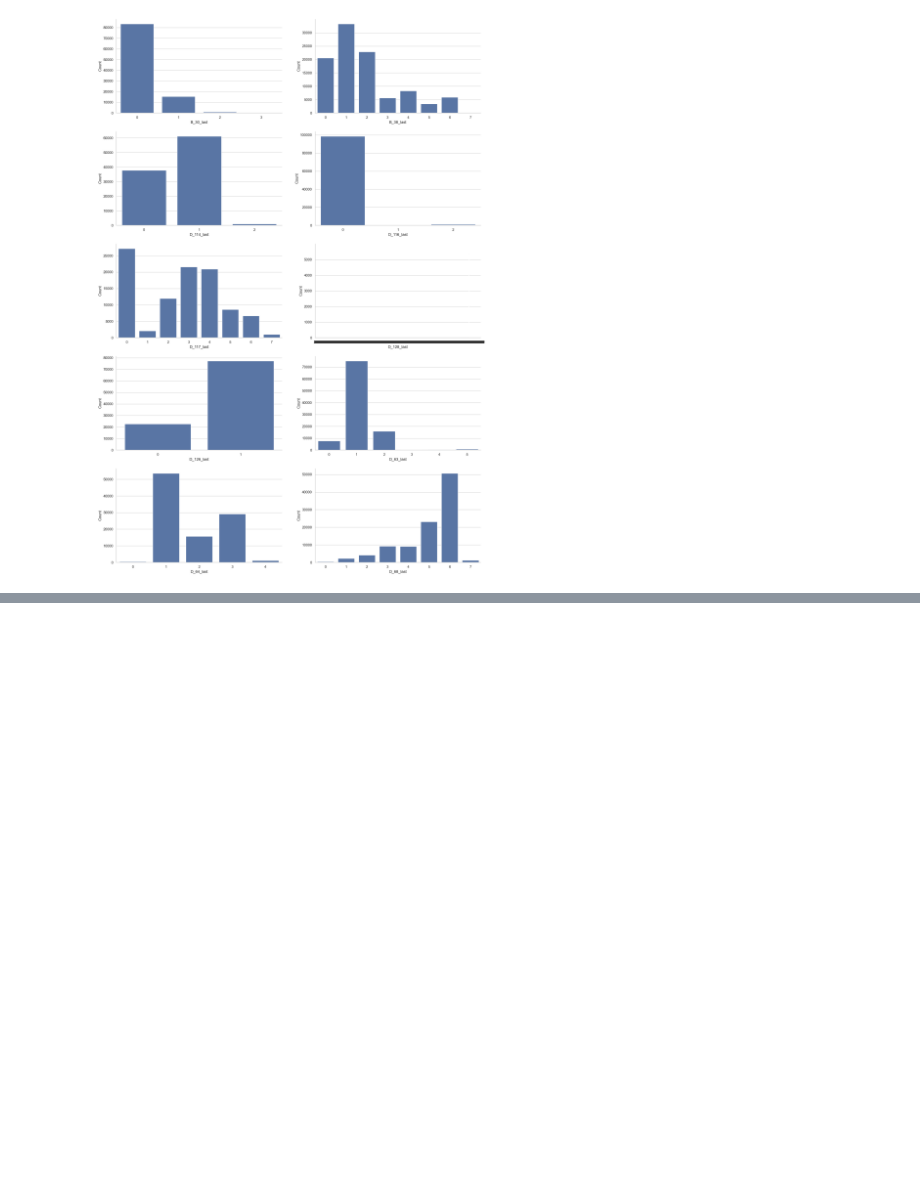
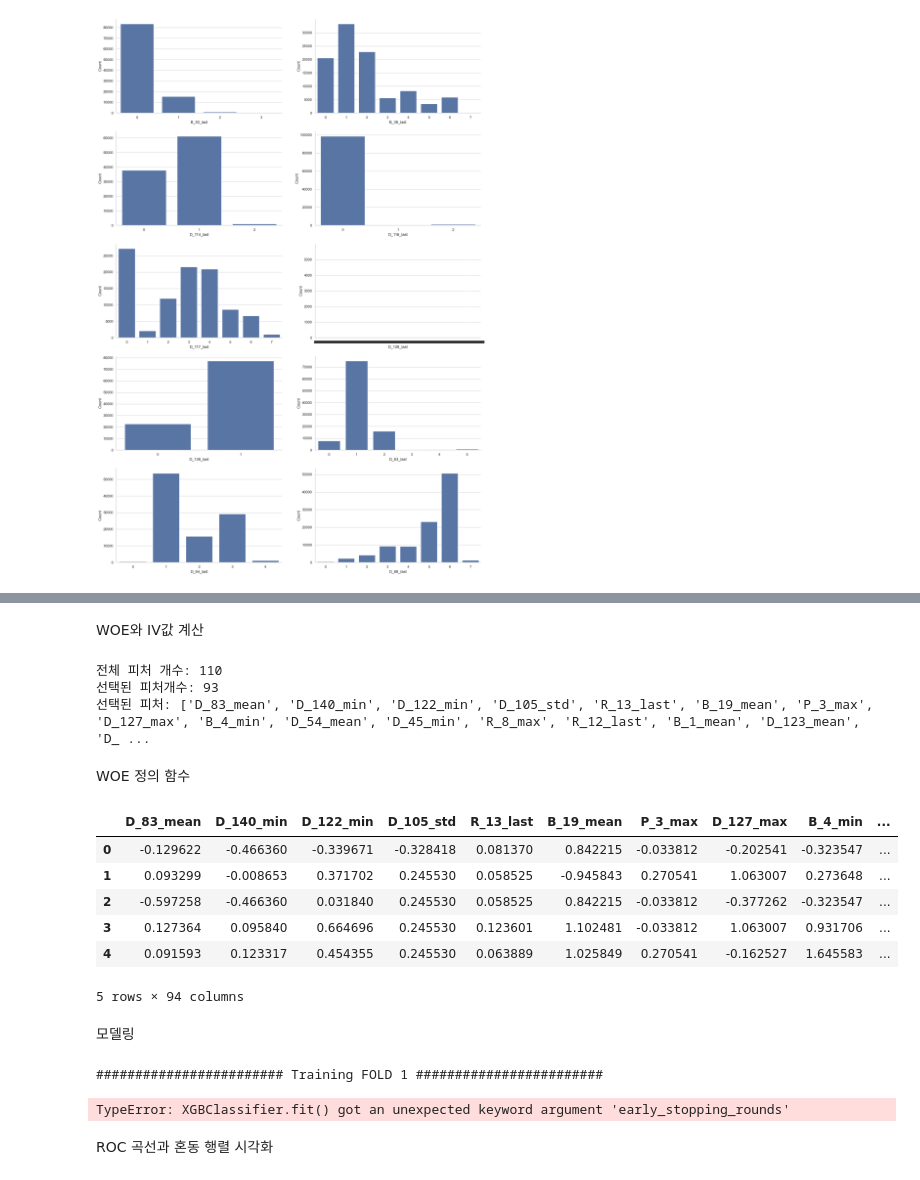
Before and after one commit to nomorebye/coding, a Jupyter notebook: ai1/credit_risk1.ipynb, the cells around one changed output, grey strips where cells are left out. Saved outputs shown, nothing was run; the diff lists cells and outputs as text; code cells hidden in the pictures; blank space fills up the shorter version.

```diff
--- a/ai1/credit_risk1.ipynb
+++ b/ai1/credit_risk1.ipynb
@@ -226,0 +227,2 @@ for idx,column in enumerate(exp_cols):
+# %% [markdown]
+WOE와 IV값 계산
@@ -226,0 +286,35 @@ for idx,column in enumerate(exp_cols):
+# %%
+result_df, selected_features, bin_edges_dict, woe_dict = calculate_woe_iv(df, feature_list, cat_features, 'target')
+#42분 걸렸음
+# %% [output]
+전체 피처 개수: 110
+선택된 피처개수: 93
+선택된 피처: ['D_83_mean', 'D_140_min', 'D_122_min', 'D_105_std', 'R_13_last', 'B_19_mean', 'P_3_max', 'D_127_max', 'B_4_min', 'D_54_mean', 'D_45_min', 'R_8_max', 'R_12_last', 'B_1_mean', 'D_123_mean', 'D_ ...
+# %% [markdown]
+WOE 정의 함수
+# %%
+def transform_to_woe(df, selected_features, cat_features, bin_edges_dict, woe_dict, target):
+    df_woe =df[selected_features + [target]].copy()
+
+    for feature in selected_features:
+        if feature in cat_features:
+            df_woe[feature] = df_woe[feature].map(woe_dict[feature])
+        else:
+            feature_bins = pd.cut(df_woe[feature], bins=bin_edges_dict[feature], include_lowest=True)
+            df_woe[feature] = feature_bins.map(woe_dict[feature])
+
+    return df_woe
+# %%
+df_woe = transform_to_woe(df, selected_features, cat_features, bin_edges_dict, woe_dict, 'target')
+
+df_woe.head()
+# %% [output]
+|  | D_83_mean | D_140_min | D_122_min | D_105_std | R_13_last | B_19_mean | P_3_max | D_127_max | B_4_min | ... |
+| 0 | -0.129622 | -0.466360 | -0.339671 | -0.328418 | 0.081370 | 0.842215 | -0.033812 | -0.202541 | -0.323547 | ... |
+| 1 | 0.093299 | -0.008653 | 0.371702 | 0.245530 | 0.058525 | -0.945843 | 0.270541 | 1.063007 | 0.273648 | ... |
+| 2 | -0.597258 | -0.466360 | 0.031840 | 0.245530 | 0.058525 | 0.842215 | -0.033812 | -0.377262 | -0.323547 | ... |
+| 3 | 0.127364 | 0.095840 | 0.664696 | 0.245530 | 0.123601 | 1.102481 | -0.033812 | 1.063007 | 0.931706 | ... |
+| 4 | 0.091593 | 0.123317 | 0.454355 | 0.245530 | 0.063889 | 1.025849 | 0.270541 | -0.162527 | 1.645583 | ... |
+5 rows × 94 columns
+# %% [markdown]
+모델링
@@ -226,0 +382,10 @@ for idx,column in enumerate(exp_cols):
+# %%
+import warnings
+warnings.filterwarnings("ignore", category=UserWarning, module='xgboost')
+
+xgb_models, xgb_oof, predictions, f_imp = xgboost_model(df_woe, 'target', folds=5, seed=2023)
+# %% [output]
+######################## Training FOLD 1 ########################
+TypeError: XGBClassifier.fit() got an unexpected keyword argument 'early_stopping_rounds'
+# %% [markdown]
+ROC 곡선과 혼동 행렬 시각화
```
Also changed, not shown: parts of 7 cells of this notebook, 3 other files.
